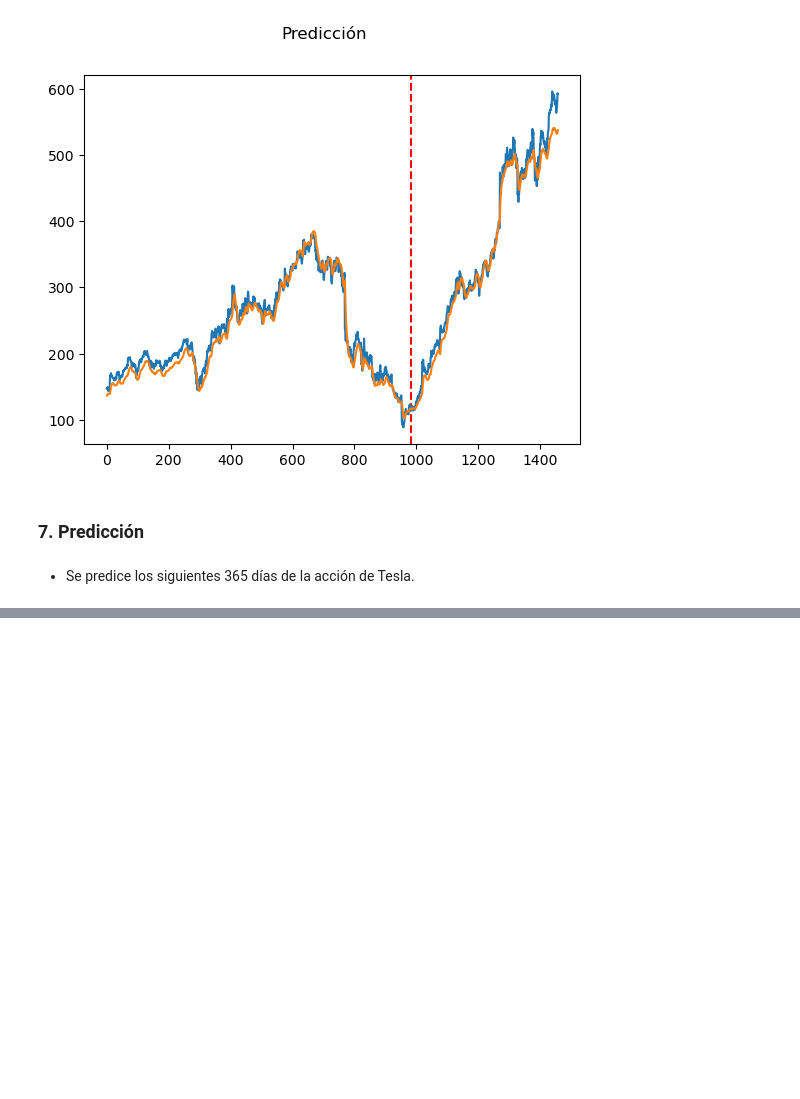
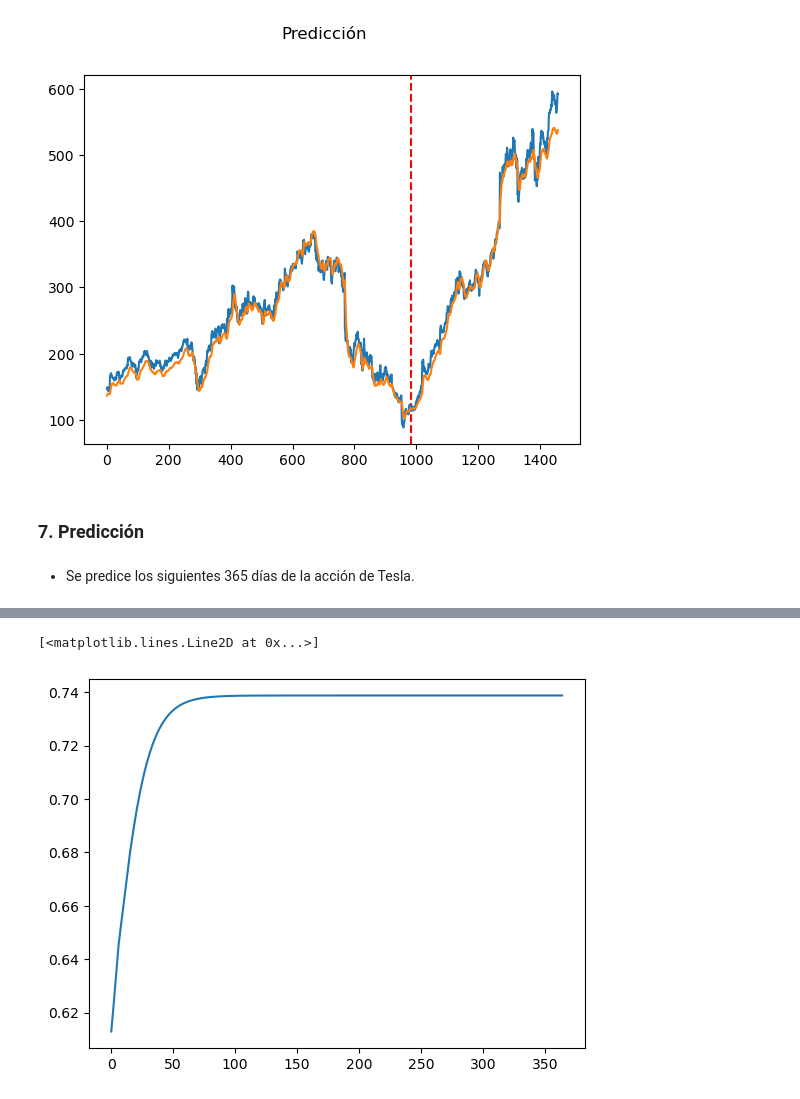
Before and after one commit to alejandro-ic-10/Smart-Agent, a Jupyter notebook: Meta_Agent_Search_LSTM.ipynb, the cells around one changed output, grey strips where cells are left out. Saved outputs shown, nothing was run; the diff lists cells and outputs as text; code cells hidden in the pictures; blank space fills up the shorter version.

```diff
--- a/Meta_Agent_Search_LSTM.ipynb
+++ b/Meta_Agent_Search_LSTM.ipynb
@@ -304,0 +321,4 @@ plt.show
+# %%
+X_data = X_data[-1:] #última ventana del conjunto de datos
+
+X_data_ult = X_data.to(device)
@@ -304,0 +329,17 @@ plt.show
+# %%
+model.eval()
+
+prediction = []
+
+
+for _ in range(365):
+    with torch.no_grad():
+
+        print(X_data_ult.shape)
+        output = model(X_data_ult)
+
+        prediction.append(output.item())
+
+        new_input = output.unsqueeze(0)
+
+        X_data_ult = torch.cat([X_data_ult[:, 1:, :], new_input], dim=1)
@@ -304,0 +384,5 @@ plt.show
+# %%
+plt.plot(prediction)
+# %% [output]
+[<matplotlib.lines.Line2D at 0x...>]
+[figure, added]
```
Also changed, not shown: parts of 13 cells of this notebook, 1 other file.
